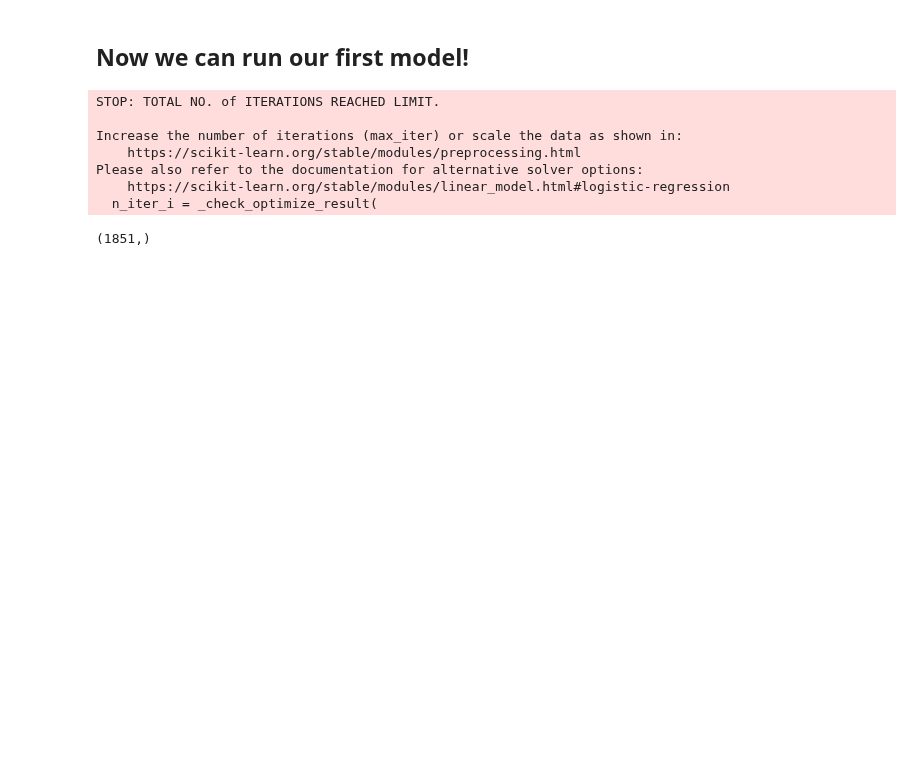
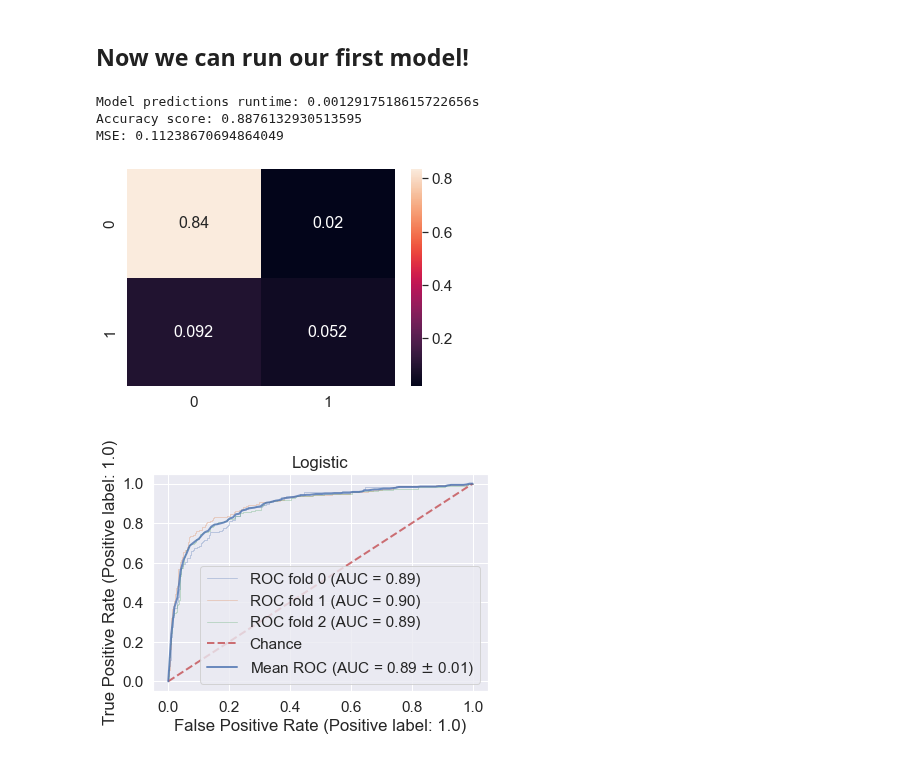
Before and after one commit to mikisegall/ml_final_project, a Jupyter notebook: avi_test.ipynb, the cells around one changed output. Saved outputs shown, nothing was run; the diff lists cells and outputs as text; code cells hidden in the pictures; blank space fills up the shorter version.

Commit message:
fixed model estimation

```diff
--- a/avi_test.ipynb
+++ b/avi_test.ipynb
@@ -391,16 +385,14 @@ New shape: (8271, 24)
 # %% [markdown]
 ## Now we can run our first model!
 # %%
-lr = LogisticRegression()
-lr.fit(train_data_wo_outliers.loc[:, train_data_wo_outliers.columns != 'purchase'], train_data_wo_outliers['purchase'])
-y_pred = lr.predict(test_data)
-estimate_model_performance(lr, "Logistic Regression", test_data, )
+X_train, X_test, y_train, y_test = train_test_split(train_data_wo_outliers.loc[:, train_data_wo_outliers.columns != 'purchase'], train_data_wo_outliers['purchase'], test_size=0.2)
+
+lr = LogisticRegression(max_iter=1000000).fit(X_train, y_train)
+
+estimate_model_performance(lr, "Logistic", X_test, y_test, 3);
 # %% [output]
-STOP: TOTAL NO. of ITERATIONS REACHED LIMIT.
-
-Increase the number of iterations (max_iter) or scale the data as shown in:
-    https://scikit-learn.org/stable/modules/preprocessing.html
-Please also refer to the documentation for alternative solver options:
-    https://scikit-learn.org/stable/modules/linear_model.html#logistic-regression
-  n_iter_i = _check_optimize_result(
+Model predictions runtime: 0.0012917518615722656s
+Accuracy score: 0.8876132930513595
+MSE: 0.11238670694864049
-(1851,)
+[figure, added]
+[figure, added]
```
Also changed, not shown: parts of 2 cells of this notebook, 1 other file.
